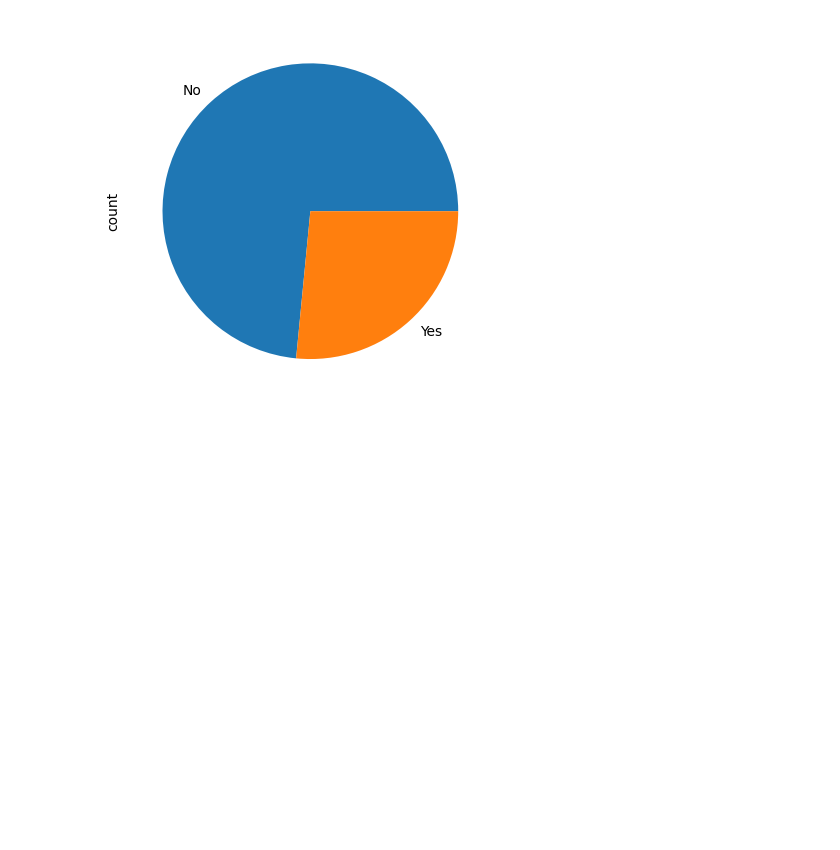
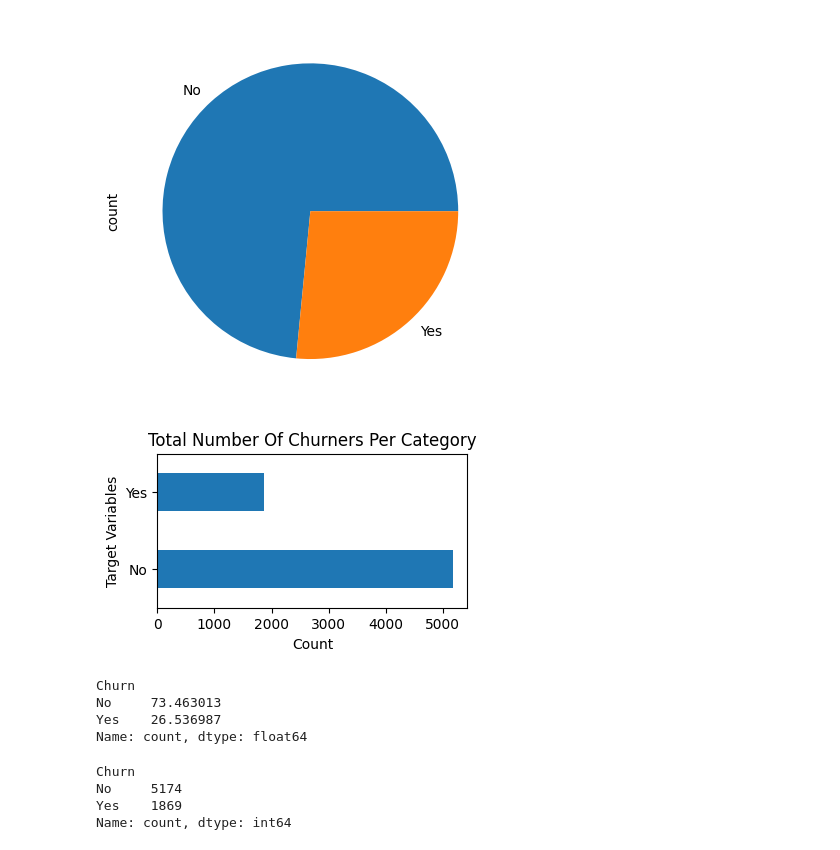
Before and after one commit to mdzaheerjk/Telecom-Customer-Churn-Prediction-using-Machine-Learning, a Jupyter notebook: Telecom-Customer-Churn-Prediction-using-Machine-Learning/Data_PreProcessing.ipynb, the cells around one changed output. Drawn from its saved outputs; the diff is of its cells as text; code cells hidden in the pictures; blank space fills up the shorter version.

```diff
--- a/Telecom-Customer-Churn-Prediction-using-Machine-Learning/Data_PreProcessing.ipynb
+++ b/Telecom-Customer-Churn-Prediction-using-Machine-Learning/Data_PreProcessing.ipynb
@@ -106,3 +106,25 @@ df['Churn'].value_counts().plot(kind='pie')
 plt.show()
 # %% [output]
 [figure]
+# %%
+df['Churn'].value_counts().plot(kind='barh',figsize=(4,2))
+plt.title("Total Number Of Churners Per Category")
+plt.xlabel("Count")
+plt.ylabel("Target Variables")
+plt.show()
+# %% [output]
+[figure, added]
+# %%
+df['Churn'].value_counts()/len(df['Churn'])*100
+# %% [output]
+Churn
+No     73.463013
+Yes    26.536987
+Name: count, dtype: float64
+# %%
+df['Churn'].value_counts()
+# %% [output]
+Churn
+No     5174
+Yes    1869
+Name: count, dtype: int64
```
Also changed, not shown: parts of 2 cells of this notebook.
